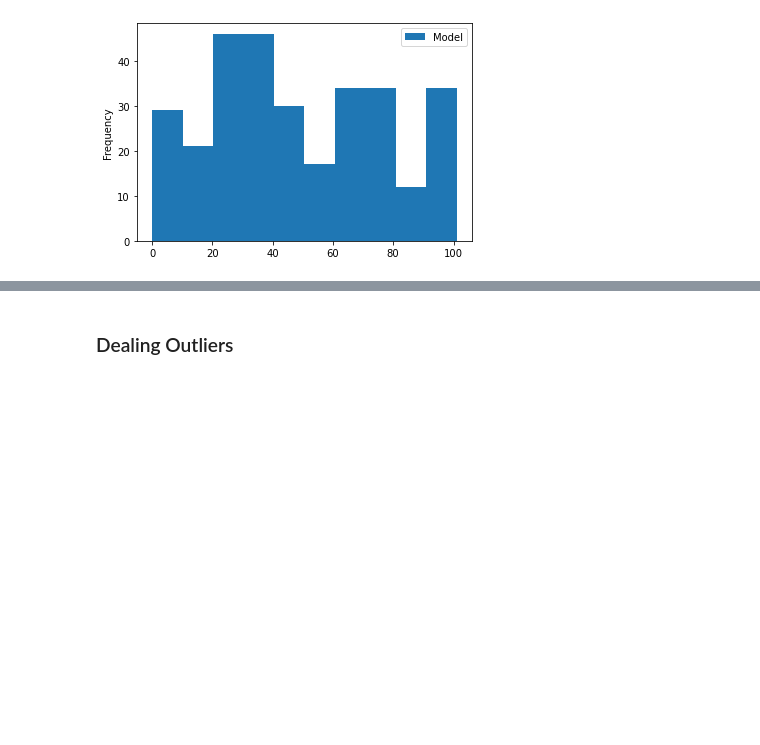
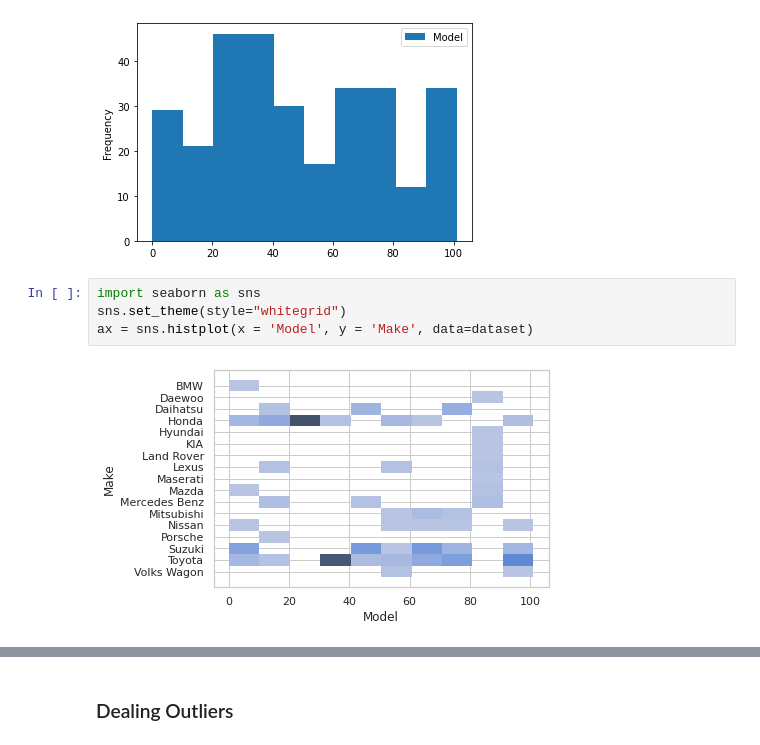
Before and after one commit to halodevelopers/deep_learning_and_machine_learning, a Jupyter notebook: learning/car_predictions/car_prediction.ipynb, the cells around one changed output, grey strips where cells are left out. Drawn from its saved outputs; the diff is of its cells as text; blank space fills up the shorter version.

Commit message:
trying out sns plots

```diff
--- a/learning/car_predictions/car_prediction.ipynb
+++ b/learning/car_predictions/car_prediction.ipynb
@@ -89,3 +89,9 @@ dataset.plot(kind = 'hist', x = 'Year', y = 'Model')
 # %% [output]
 <AxesSubplot:ylabel='Frequency'>
 [figure]
+# %%
+import seaborn as sns
+sns.set_theme(style="whitegrid")
+ax = sns.histplot(x = 'Model', y = 'Make', data=dataset)
+# %% [output]
+[figure, added]
```
Also changed, not shown: parts of 1 cell of this notebook.
